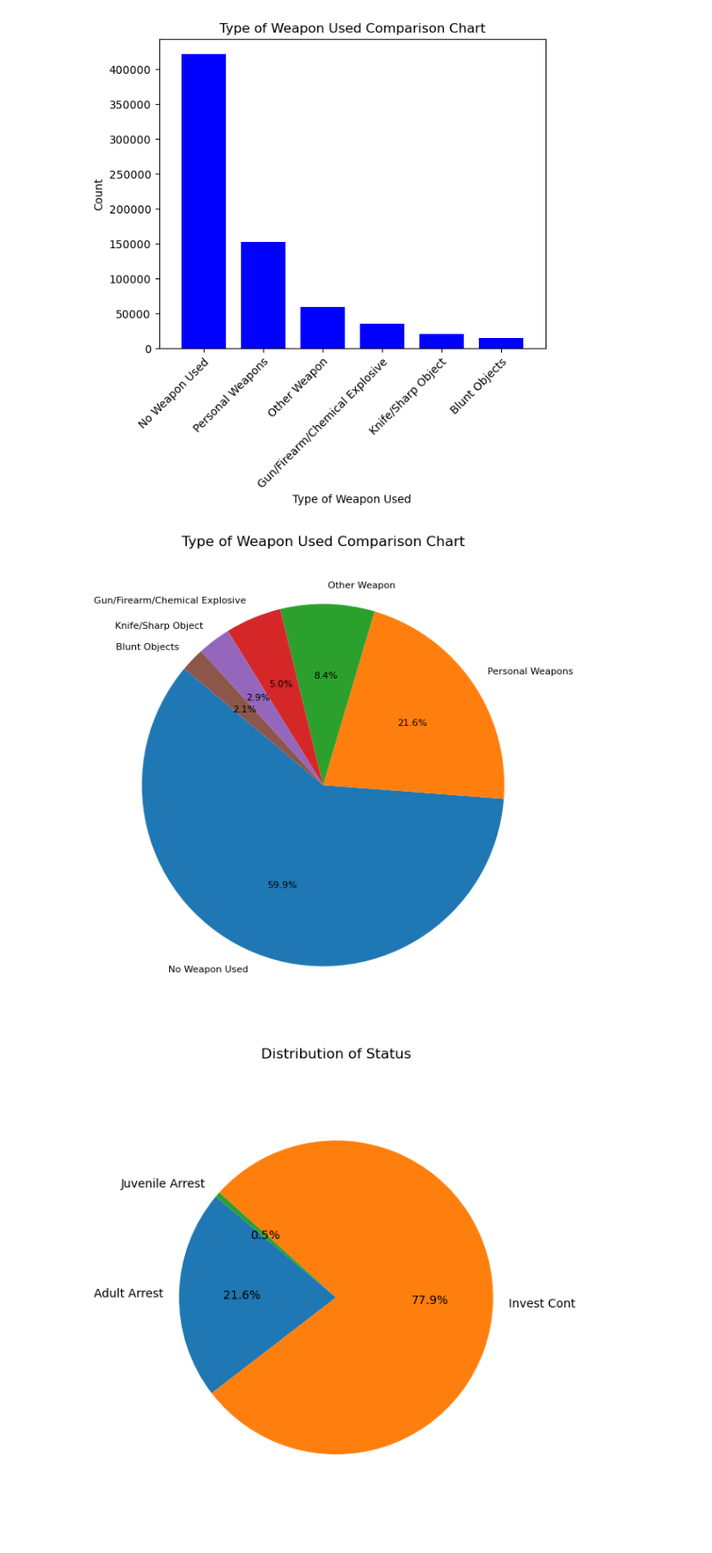
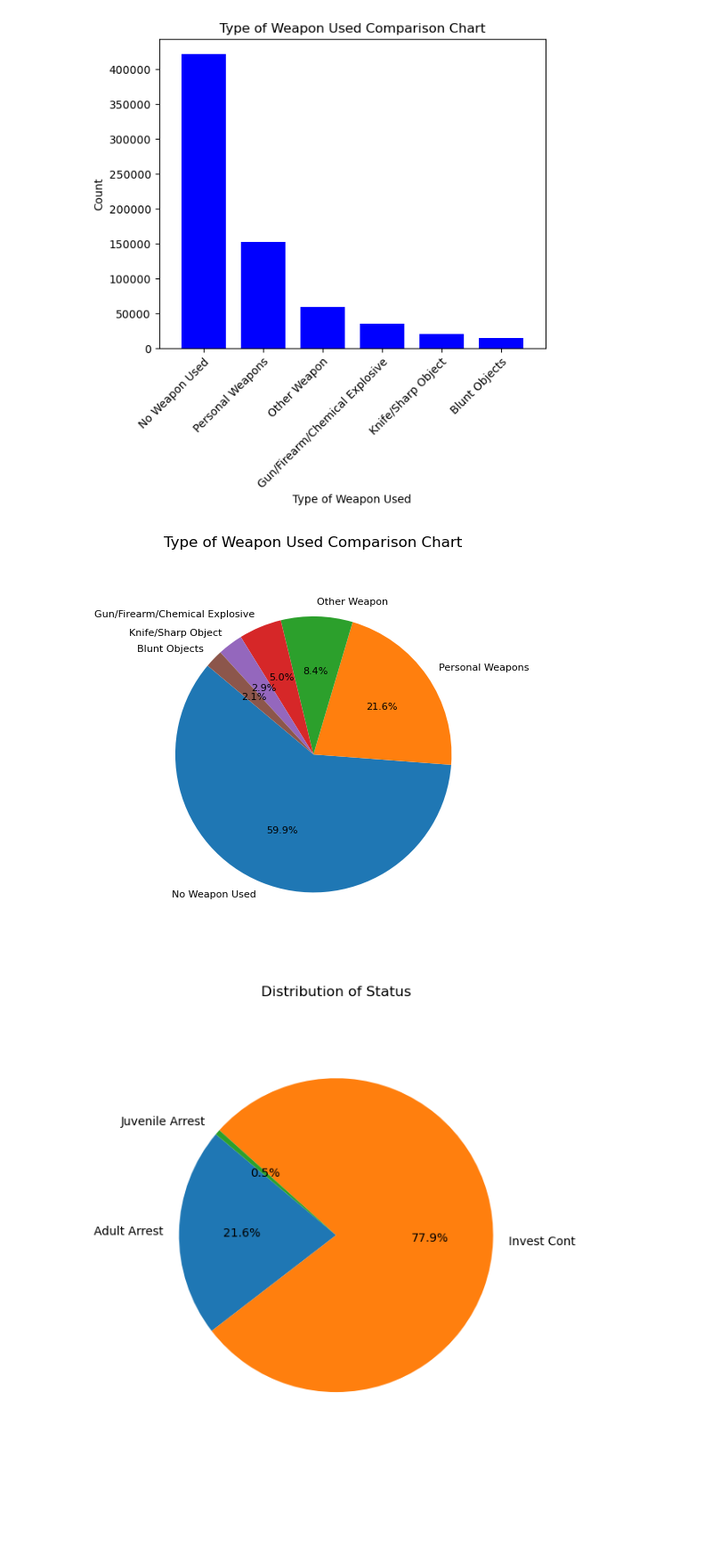
Before and after one commit to Cookees81/CityofAngels, a Jupyter notebook: LACrime.ipynb, the cells around one changed output. Shown at 89% size. Saved outputs shown, nothing was run; the diff lists cells and outputs as text; code cells hidden in the pictures; blank space fills up the shorter version.

```diff
--- a/LACrime.ipynb
+++ b/LACrime.ipynb
@@ -575,26 +523,26 @@ plt.show()
 [figure]
 # %%
 # Create a pie chart
-plt.figure(figsize=(6, 6))
+plt.figure(figsize=(5, 5))
 
 # Adjust the labeldistance to move the labels outward
 labeldistance = 1.1  # You can adjust this value to control the label distance
 
 # Set the font size for the labels (textprops argument)
 label_font = {"fontsize": 8}  # You can adjust the fontsize as needed
 
 plt.pie(weapon_count_sorted, labels=weapon_count_sorted.index, autopct="%1.1f%%", startangle=140, labeldistance=labeldistance, textprops=label_font)
 
 # Set plot title
 plt.title("Type of Weapon Used Comparison Chart")
 
 # Show the pie chart
 plt.axis("equal")  # Equal aspect ratio ensures that the pie chart is circular.
 
 plt.tight_layout()
 plt.show()
 # %% [output]
-[figure, old version]
+[figure, new version]
 # %%
 # Group
 cleanData["Status Desc"] = cleanData["Status Desc"].replace(["Juv Arrest", "Juv Other"], "Juvenile Arrest")
```
Also changed, not shown: parts of 8 cells of this notebook.
